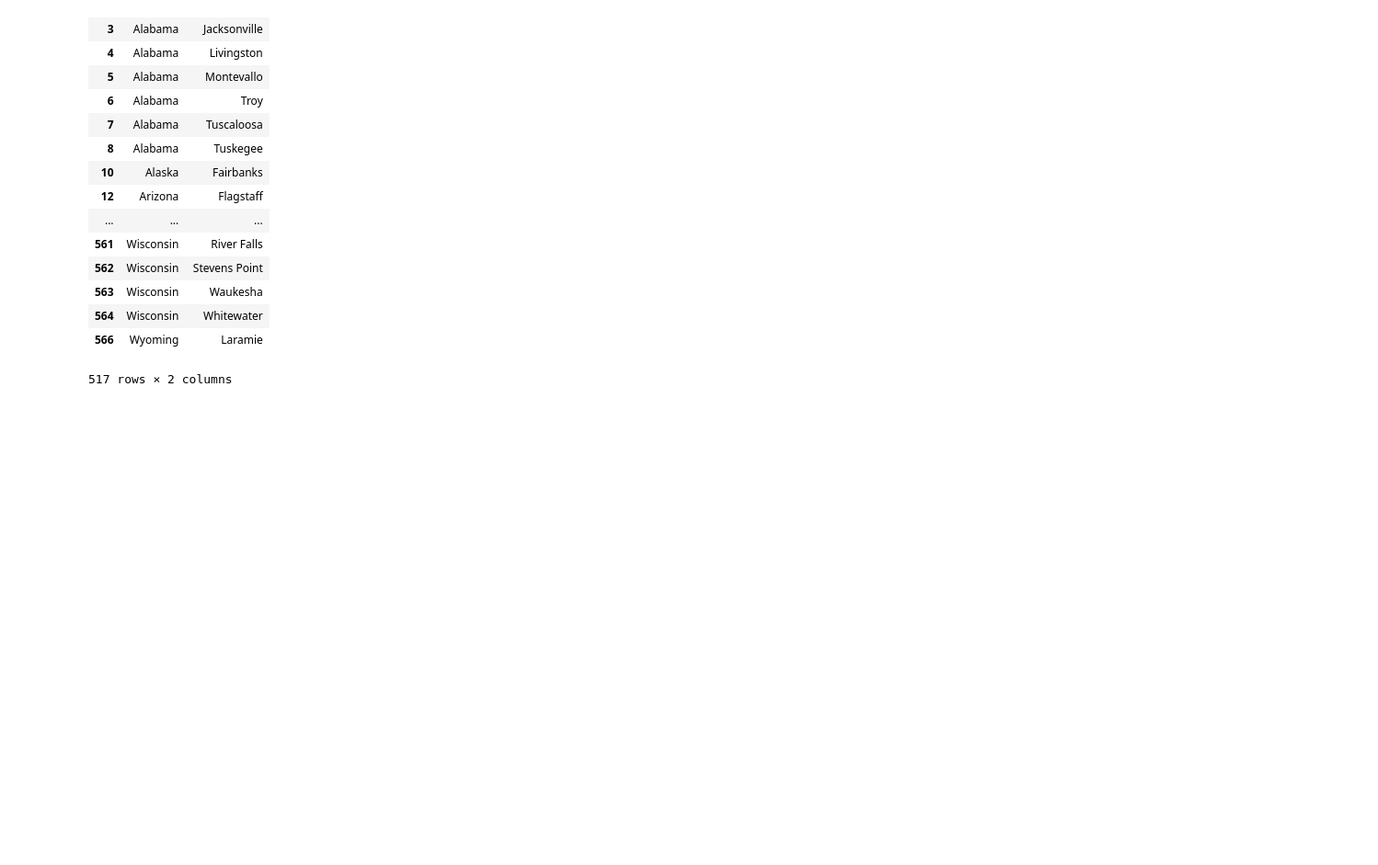
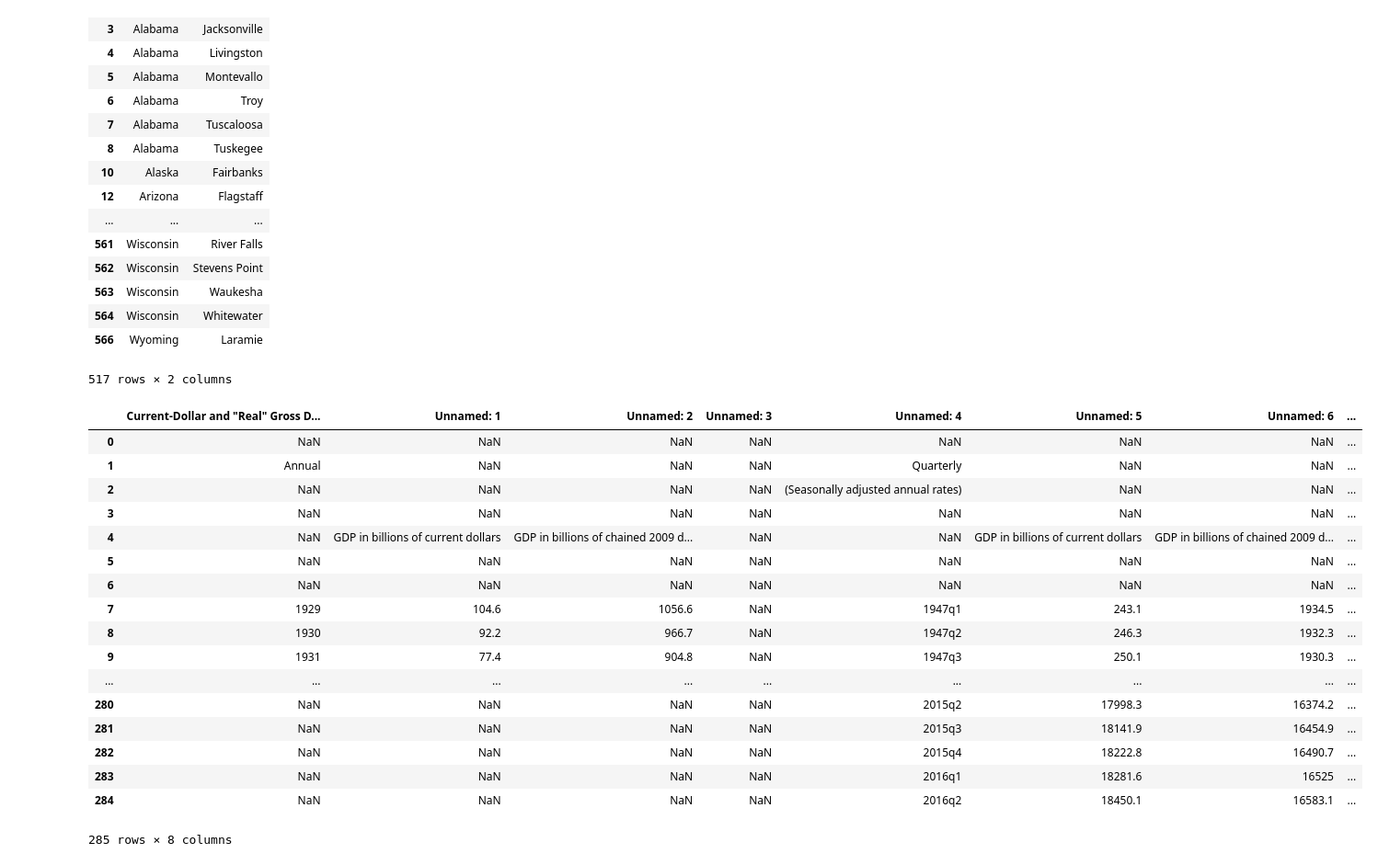
Before and after one commit to Brian-Lee/intro-to_data-science-with-python, a Jupyter notebook: Assignment+4.ipynb, the cells around one changed output. Shown: that part at 92% size. Drawn from its saved outputs; the diff is of its cells as text; code cells hidden in the pictures; blank space fills up the shorter version.

Commit message:
started question 2

```diff
--- a/Assignment+4.ipynb
+++ b/Assignment+4.ipynb
@@ -102,9 +99,32 @@ get_list_of_university_towns()
 # %%
 def get_recession_start():
     '''Returns the year and quarter of the recession start time as a
     string value in a format such as 2005q3'''
 
-    return "ANSWER"
+    gdplev_df = pd.read_excel('gdplev.xls')
+
+    return gdplev_df
+
+get_recession_start()
+# %% [output]
+|  | Current-Dollar and "Real" Gross D... | Unnamed: 1 | Unnamed: 2 | Unnamed: 3 | Unnamed: 4 | Unnamed: 5 | Unnamed: 6 | ... |
+| 0 | NaN | NaN | NaN | NaN | NaN | NaN | NaN | ... |
+| 1 | Annual | NaN | NaN | NaN | Quarterly | NaN | NaN | ... |
+| 2 | NaN | NaN | NaN | NaN | (Seasonally adjusted annual rates) | NaN | NaN | ... |
+| 3 | NaN | NaN | NaN | NaN | NaN | NaN | NaN | ... |
+| 4 | NaN | GDP in billions of current dollars | GDP in billions of chained 2009 d... | NaN | NaN | GDP in billions of current dollars | GDP in billions of chained 2009 d... | ... |
+| 5 | NaN | NaN | NaN | NaN | NaN | NaN | NaN | ... |
+| 6 | NaN | NaN | NaN | NaN | NaN | NaN | NaN | ... |
+| 7 | 1929 | 104.6 | 1056.6 | NaN | 1947q1 | 243.1 | 1934.5 | ... |
+| 8 | 1930 | 92.2 | 966.7 | NaN | 1947q2 | 246.3 | 1932.3 | ... |
+| 9 | 1931 | 77.4 | 904.8 | NaN | 1947q3 | 250.1 | 1930.3 | ... |
+| ... | ... | ... | ... | ... | ... | ... | ... | ... |
+| 280 | NaN | NaN | NaN | NaN | 2015q2 | 17998.3 | 16374.2 | ... |
+| 281 | NaN | NaN | NaN | NaN | 2015q3 | 18141.9 | 16454.9 | ... |
+| 282 | NaN | NaN | NaN | NaN | 2015q4 | 18222.8 | 16490.7 | ... |
+| 283 | NaN | NaN | NaN | NaN | 2016q1 | 18281.6 | 16525 | ... |
+| 284 | NaN | NaN | NaN | NaN | 2016q2 | 18450.1 | 16583.1 | ... |
+285 rows × 8 columns
 # %%
 def get_recession_end():
     '''Returns the year and quarter of the recession end time as a
```
Also changed, not shown: parts of 1 cell of this notebook.
